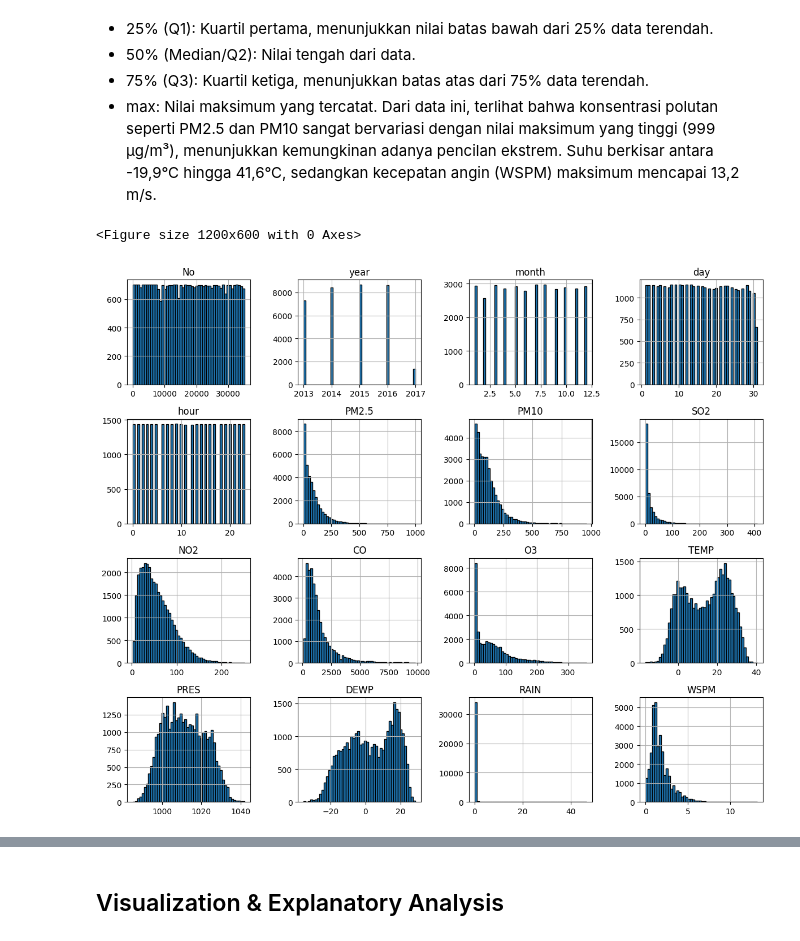
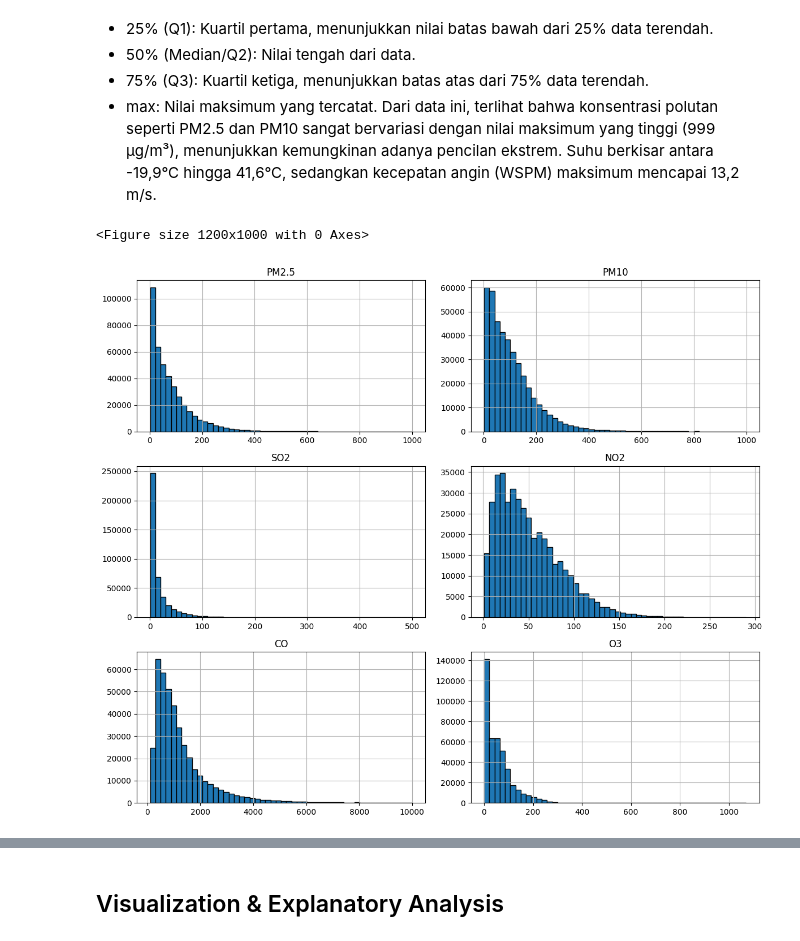
Before and after one commit to irfnriza/submission, a Jupyter notebook: notebook.ipynb, the cells around one changed output, grey strips where cells are left out. Cells and saved outputs as stored; diff of their text form; code cells hidden in the pictures.

```diff
--- a/notebook.ipynb
+++ b/notebook.ipynb
@@ -248,11 +248,11 @@ all_data .describe()
 - max: Nilai maksimum yang tercatat.
 Dari data ini, terlihat bahwa konsentrasi polutan seperti PM2.5 dan PM10 sangat bervariasi dengan nilai maksimum yang tinggi (999 µg/m³), menunjukkan kemungkinan adanya pencilan ekstrem. Suhu berkisar antara -19,9°C hingga 41,6°C, sedangkan kecepatan angin (WSPM) maksimum mencapai 13,2 m/s.
 # %%
-# Visualisasi distribusi data
-plt.figure(figsize=(12, 6))
-df.hist(bins=50, figsize=(12, 10), edgecolor='black')
+# Visualisasi distribusi data polusi
+plt.figure(figsize=(12, 10))
+all_data[['PM2.5', 'PM10', 'SO2', 'NO2', 'CO', 'O3']].hist(bins=50, figsize=(12, 10), edgecolor='black')
 plt.tight_layout()
 plt.show()
 # %% [output]
-<Figure size 1200x600 with 0 Axes>
+<Figure size 1200x1000 with 0 Axes>
-[figure, old version]
+[figure, new version]
```
Also changed, not shown: parts of 15 cells of this notebook, 1 other file.
